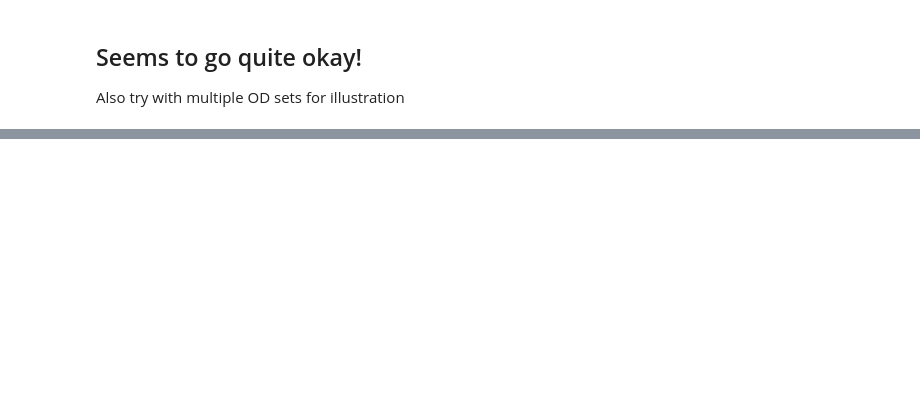
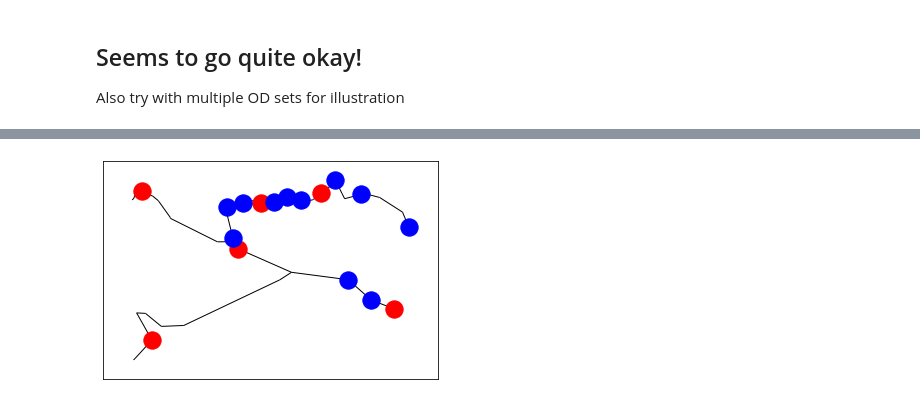
Before and after one commit to fabiandriessen/Thesis, a Jupyter notebook: Waterway_network_test.ipynb, the cells around one changed output, grey strips where cells are left out. Drawn from its saved outputs; the diff is of its cells as text; code cells hidden in the pictures; blank space fills up the shorter version.

```diff
--- a/Waterway_network_test.ipynb
+++ b/Waterway_network_test.ipynb
@@ -125,0 +147,55 @@ Wall time: 495 ms
+# %%
+# Draw network, routes and charging stations
+
+#Define new graph H with only nodes and edges in routes
+
+OD_list = [("8864461", "8860547", 30), ("8864461", "8862620", 20), ("8864461", "8860687", 10)]
+
+# OD_list = [("8864461", "8860547", 30)]#, ("8864461", "8862620", 20), ("8864461", "8860687", 10)]
+
+# OD_list = [("8864991", "8863072", 10)]
+node_list =[]
+for origin, destination, flow in OD_list:
+    for node in nx.dijkstra_path(G, origin, destination, weight='length_m'):
+        if node not in node_list:
+            node_list.append(node)
+
+H = G.subgraph(node_list)
+
+#create pos dict
+pos_dict = {}
+for node in node_list:
+    pos_dict[node] = (G.nodes[node]['X'],G.nodes[node]['Y'])
+
+
+
+
+
+other_ks =[]
+fuel_stations = []
+
+for key, number_of_stations in optimal_facilities.items():
+    if number_of_stations > 0:
+        fuel_stations.append(key)
+    else:
+        other_ks.append(key)
+
+
+# x = nx.get_node_attributes(H, 'X')
+# y = nx.get_node_attributes(H, 'Y')
+
+# for key, item in x.items():
+#     pos_dict[key] = (x[key],y[key])
+# pos = (x,y)
+    # print(pos)
+
+# print(fuel_stations)
+# H2 = H.subgraph[fuel_stations]
+#
+nx.draw_networkx_edges(H, pos = pos_dict)
+
+nx.draw_networkx_nodes(G,pos_dict, fuel_stations, node_color='red')
+nx.draw_networkx_nodes(G,pos_dict,other_ks, node_color='blue')
+plt.show()
+# %% [output]
+[figure, added]
```
Also changed, not shown: parts of 11 cells of this notebook, 4 other files.
